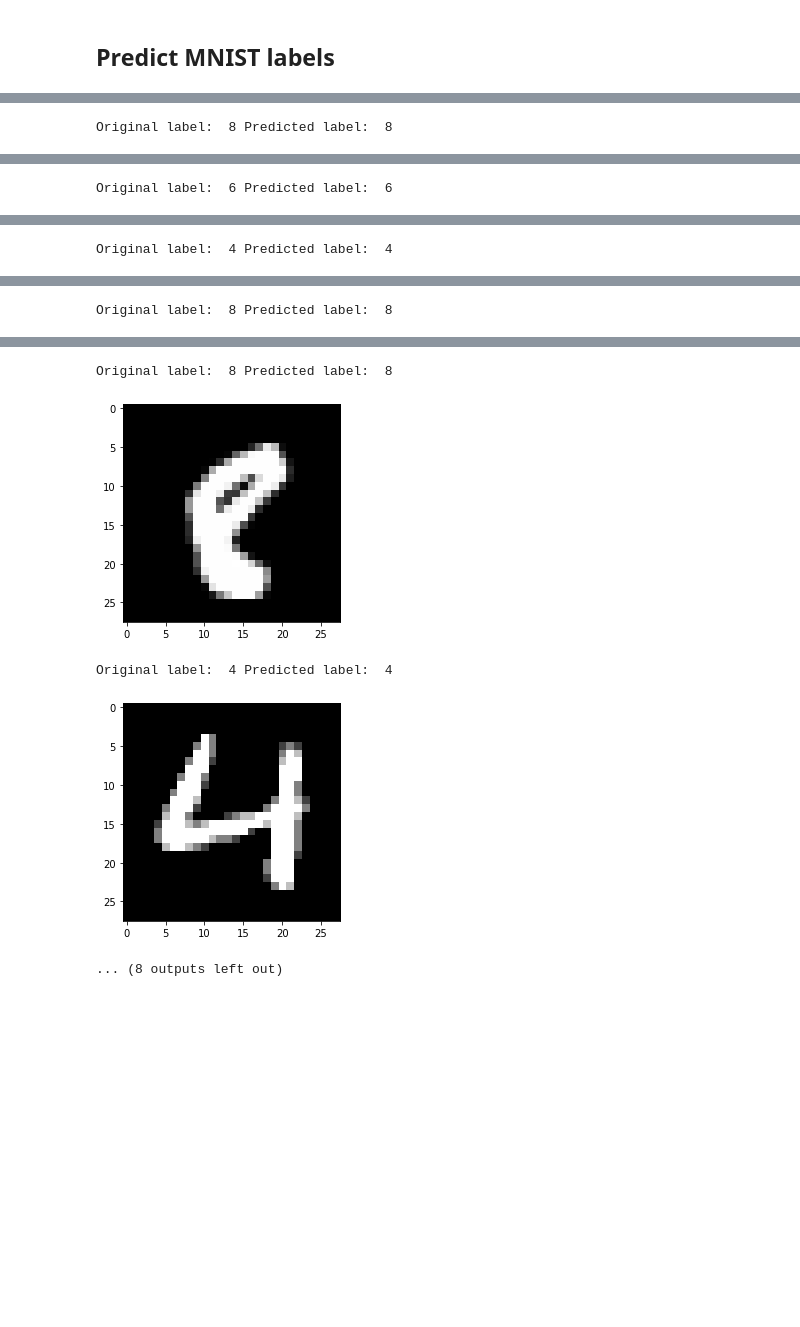
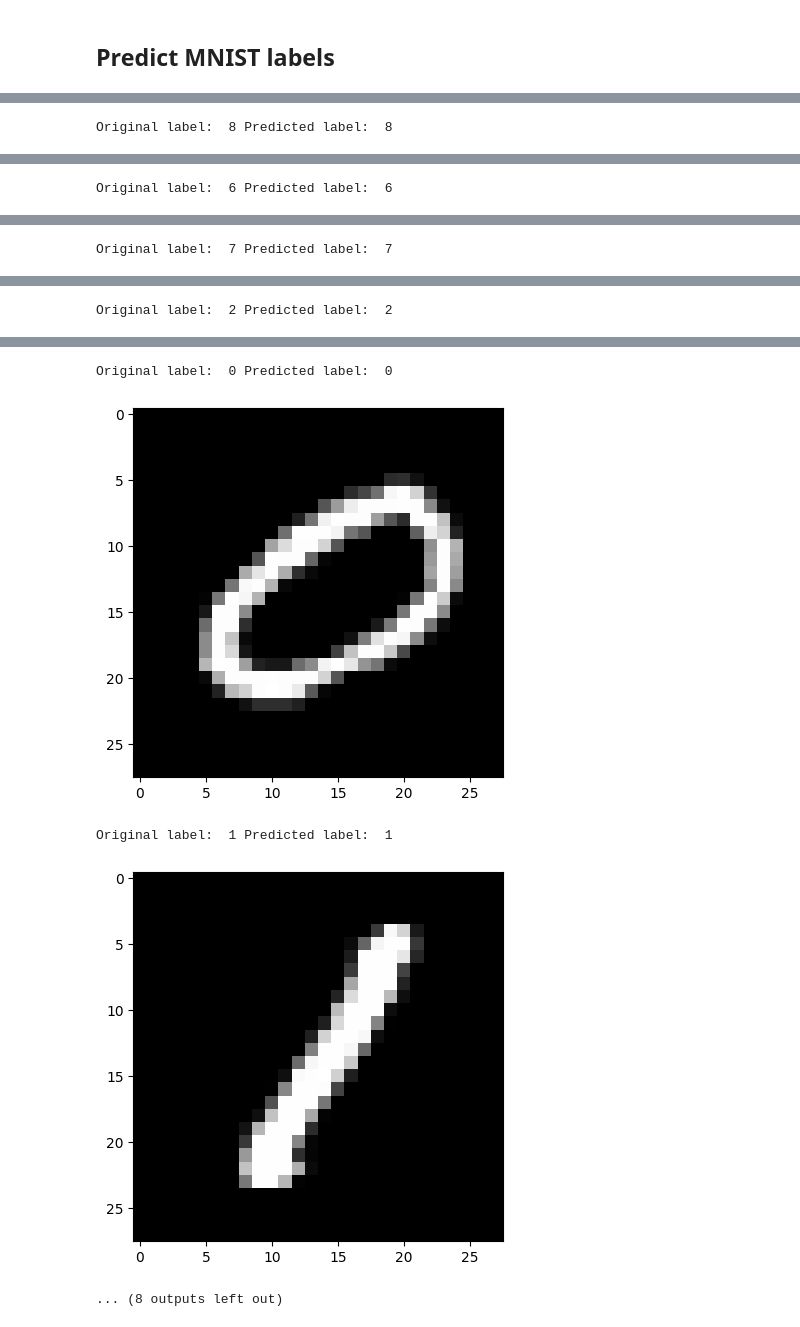
Before and after one commit to DSergiu/pytorch-lightning-beginner, a Jupyter notebook: 02-Logistic-Regression/Notebook.ipynb, the cells around one changed output, grey strips where cells are left out. Cells and saved outputs as stored; diff of their text form; code cells hidden in the pictures; blank space fills up the shorter version.

```diff
--- a/02-Logistic-Regression/Notebook.ipynb
+++ b/02-Logistic-Regression/Notebook.ipynb
@@ -45,6 +63,7 @@ LogisticRegression(
 import torch
 import random
 
+model.setup('test')
 test_len = model.mnist_test.data.shape[0]
 
 for i in range(0, 10):
@@ -63 +82 @@ Original label:  6 Predicted label:  6
-Original label:  4 Predicted label:  4
+Original label:  7 Predicted label:  7
@@ -65 +84 @@ Original label:  4 Predicted label:  4
-Original label:  8 Predicted label:  8
+Original label:  2 Predicted label:  2
@@ -67,5 +86,5 @@ Original label:  8 Predicted label:  8
-Original label:  8 Predicted label:  8
+Original label:  0 Predicted label:  0
-[figure, old version]
+[figure, new version]
-Original label:  4 Predicted label:  4
+Original label:  1 Predicted label:  1
-[figure, old version]
+[figure, new version]
 ... (8 outputs left out)
```
Also changed, not shown: parts of 2 cells of this notebook, 15 other files.
